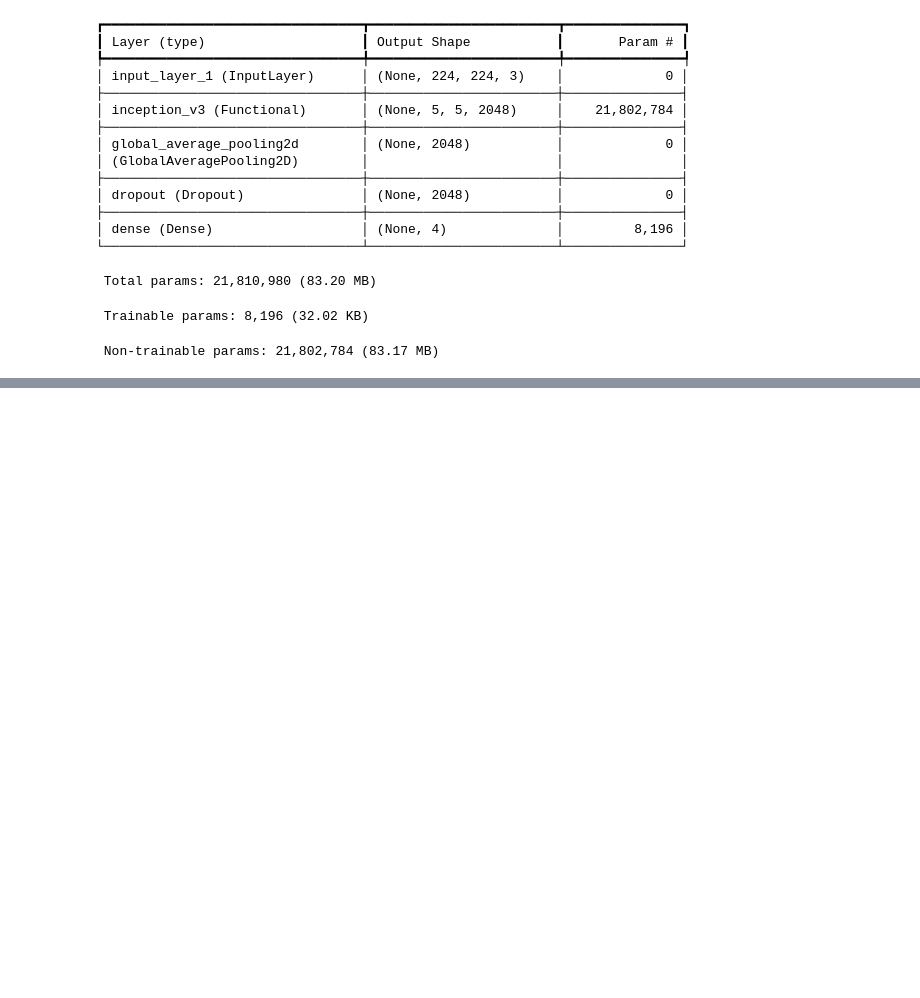
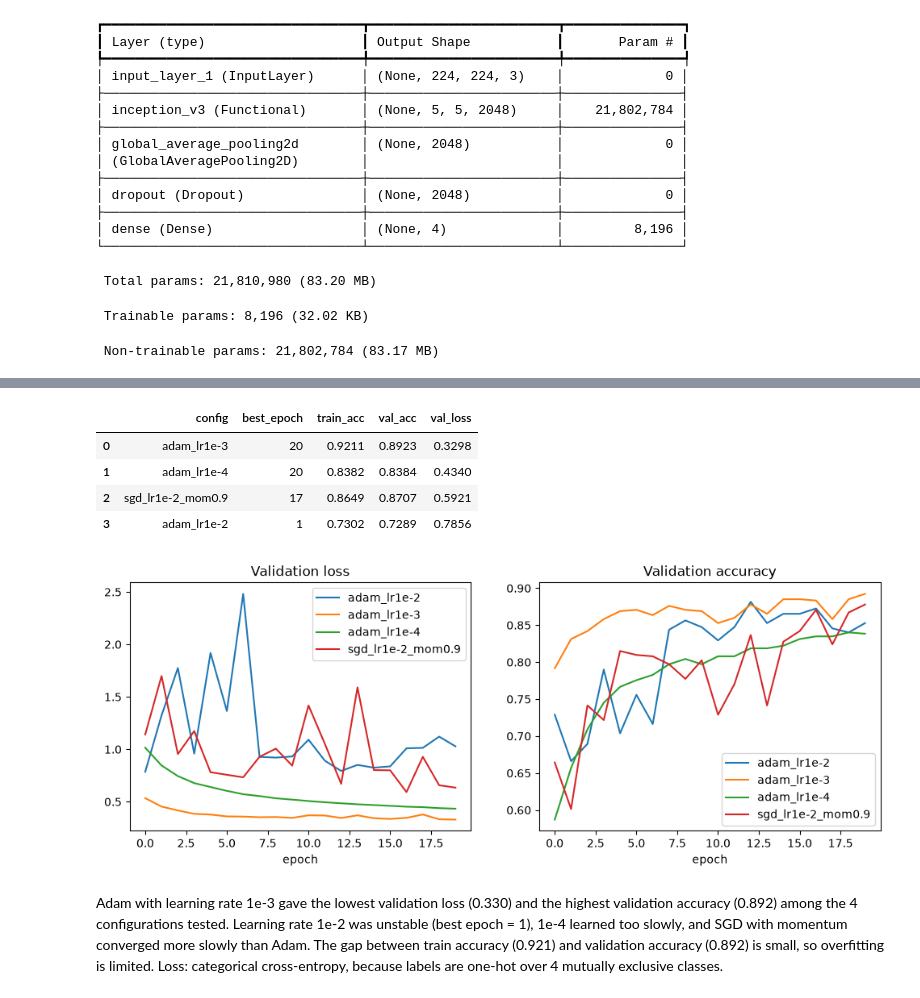
Before and after one commit to abdoelhadere-bit/BrainScan-V2, a Jupyter notebook: notebook/note.ipynb, the cells around one changed output, grey strips where cells are left out. Cells and saved outputs as stored; diff of their text form; code cells hidden in the pictures; blank space fills up the shorter version.

Commit message:
Train classification head with early stopping

```diff
--- a/notebook/note.ipynb
+++ b/notebook/note.ipynb
@@ -433,0 +480,63 @@ Model: "functional"
+# %%
+def build_head(optimizer):
+    head = models.Sequential([
+        layers.Input(shape=(2048,)),
+        layers.Dropout(0.3),
+        layers.Dense(NUM_CLASSES, activation='softmax'),
+    ])
+    head.compile(optimizer=optimizer, loss='categorical_crossentropy', metrics=['accuracy'])
+    return head
+
+
+configs = {
+    'adam_lr1e-2': lambda: tf.keras.optimizers.Adam(1e-2),
+    'adam_lr1e-3': lambda: tf.keras.optimizers.Adam(1e-3),
+    'adam_lr1e-4': lambda: tf.keras.optimizers.Adam(1e-4),
+    'sgd_lr1e-2_mom0.9': lambda: tf.keras.optimizers.SGD(1e-2, momentum=0.9),
+}
+
+EPOCHS_SEARCH = 20
+results, histories = [], {}
+
+for name, make_optimizer in configs.items():
+    tf.keras.utils.set_random_seed(SEED)          # same start for every config = fair comparison
+    head = build_head(make_optimizer())
+    h = head.fit(X_train, y_train, validation_data=(X_val, y_val),
+                 epochs=EPOCHS_SEARCH, batch_size=32, verbose=0)
+    histories[name] = h.history
+    best = int(np.argmin(h.history['val_loss']))
+    results.append({
+        'config': name,
+        'best_epoch': best + 1,
+        'train_acc': h.history['accuracy'][best],
+        'val_acc': h.history['val_accuracy'][best],
+        'val_loss': h.history['val_loss'][best],
+    })
+
+results_df = pd.DataFrame(results).sort_values('val_loss').reset_index(drop=True)
+display(results_df.round(4))
+
+fig, axes = plt.subplots(1, 2, figsize=(12, 4))
+for name, hist in histories.items():
+    axes[0].plot(hist['val_loss'], label=name)
+    axes[1].plot(hist['val_accuracy'], label=name)
+axes[0].set_title('Validation loss')
+axes[1].set_title('Validation accuracy')
+for ax in axes:
+    ax.set_xlabel('epoch')
+    ax.legend()
+plt.show()
+# %% [output]
+|  | config | best_epoch | train_acc | val_acc | val_loss |
+| 0 | adam_lr1e-3 | 20 | 0.9211 | 0.8923 | 0.3298 |
+| 1 | adam_lr1e-4 | 20 | 0.8382 | 0.8384 | 0.4340 |
+| 2 | sgd_lr1e-2_mom0.9 | 17 | 0.8649 | 0.8707 | 0.5921 |
+| 3 | adam_lr1e-2 | 1 | 0.7302 | 0.7289 | 0.7856 |
+[figure, added]
+# %% [markdown]
+Adam with learning rate 1e-3 gave the lowest validation loss (0.330) and the highest
+validation accuracy (0.892) among the 4 configurations tested. Learning rate 1e-2 was
+unstable (best epoch = 1), 1e-4 learned too slowly, and SGD with momentum converged more
+slowly than Adam. The gap between train accuracy (0.921) and validation accuracy (0.892)
+is small, so overfitting is limited. Loss: categorical cross-entropy, because labels are
+one-hot over 4 mutually exclusive classes.
```
Also changed, not shown: parts of 2 cells of this notebook.
